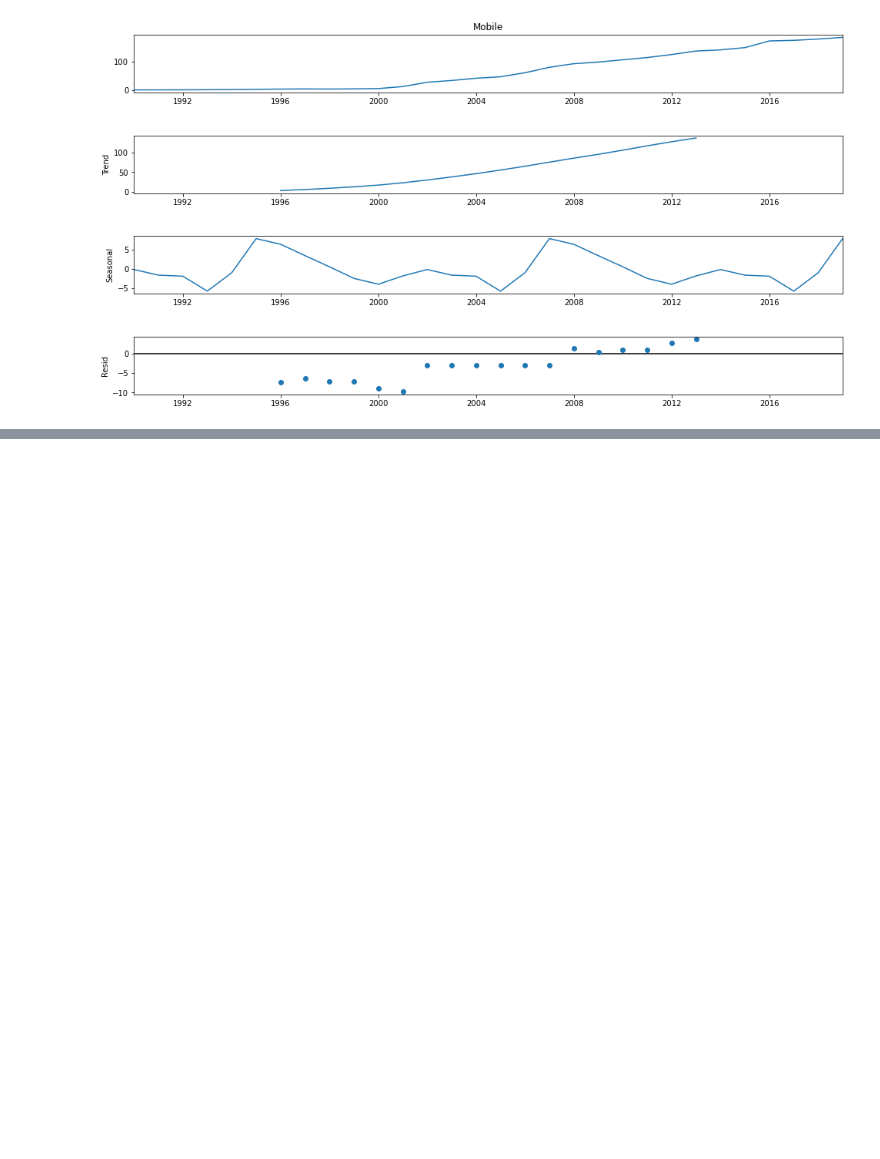
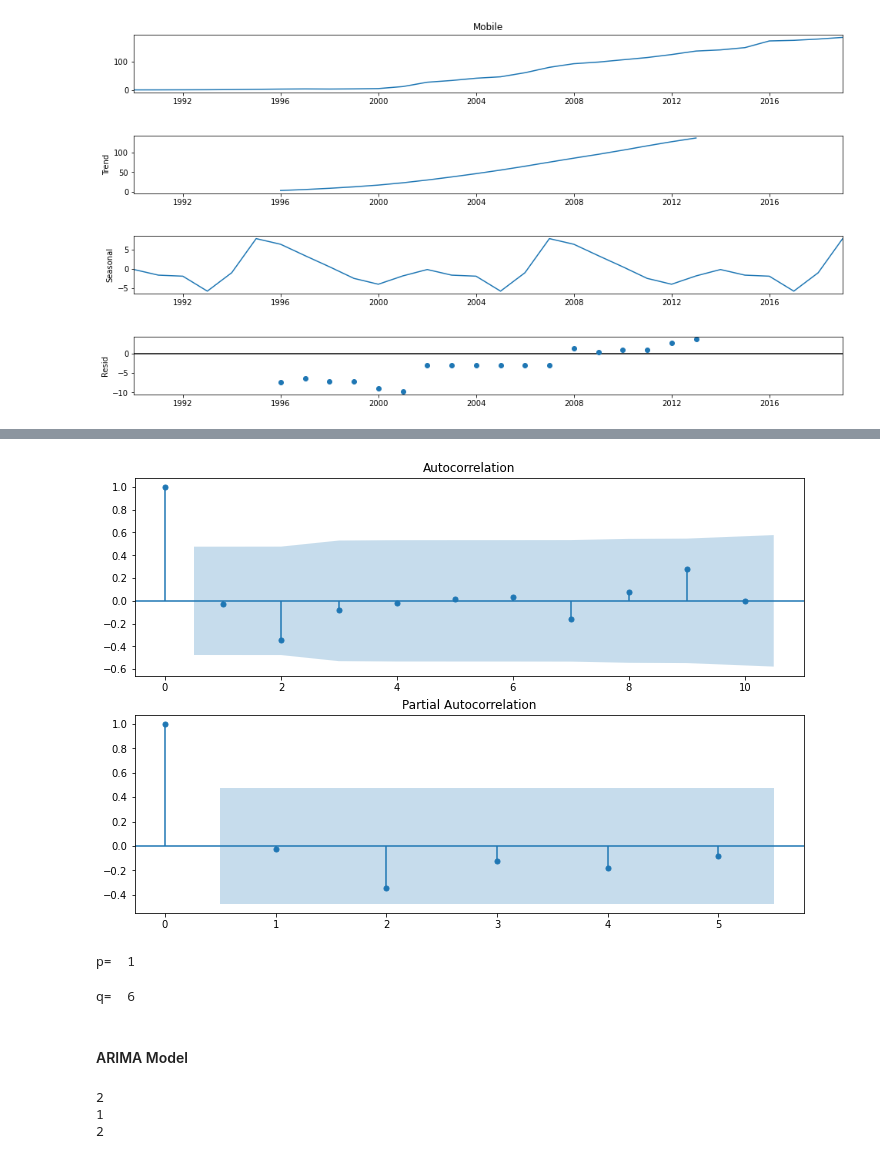
Before and after one commit to pant411/final_stat_pant, a Jupyter notebook: part4_time_series_mobile.ipynb, the cells around one changed output, grey strips where cells are left out. Cells and saved outputs as stored; diff of their text form; code cells hidden in the pictures; blank space fills up the shorter version.

Commit message:
add arima

```diff
--- a/part4_time_series.ipynb
+++ b/part4_time_series_mobile.ipynb
@@ -124,0 +156,26 @@ Do not reject the null hypothesis. Data is not stationary
+# %%
+import statsmodels.api as sm
+fig = plt.figure(figsize=(12,8))
+ax1 = fig.add_subplot(211)
+fig = sm.graphics.tsa.plot_acf(df['First Difference'].iloc[13:], lags=10, ax=ax1)
+ax2 = fig.add_subplot(212)
+fig = sm.graphics.tsa.plot_pacf(df['First Difference'].iloc[13:], method='ywmle', lags=5, ax=ax2)
+# %% [output]
+[figure, added]
+# %%
+from statsmodels.tsa.stattools import acf,pacf
+df_pacf = pacf(df["First Difference"].dropna(), nlags=10 ,method='ols')
+for i in range(0, len(df_pacf)):
+    if df_pacf[i] < 1.96 / np.sqrt(len(df['Mobile'])):
+        print("p= ", i-1)
+        break
+# %% [output]
+p=  1
+# %%
+df_acf = acf(df['Mobile'], fft= True)
+for i in range(0, len(df_acf)):
+    if df_acf[i] < 1.96 / np.sqrt(len(df['Mobile'])):
+        print("q= ", i-1)
+        break
+# %% [output]
+q=  6
@@ -124,0 +186,10 @@ Do not reject the null hypothesis. Data is not stationary
+# %% [markdown]
+#### ARIMA Model
+# %%
+print(p)
+print(d)
+print(q)
+# %% [output]
+2
+1
+2
```
Also changed, not shown: parts of 19 cells of this notebook, 2 other files.
